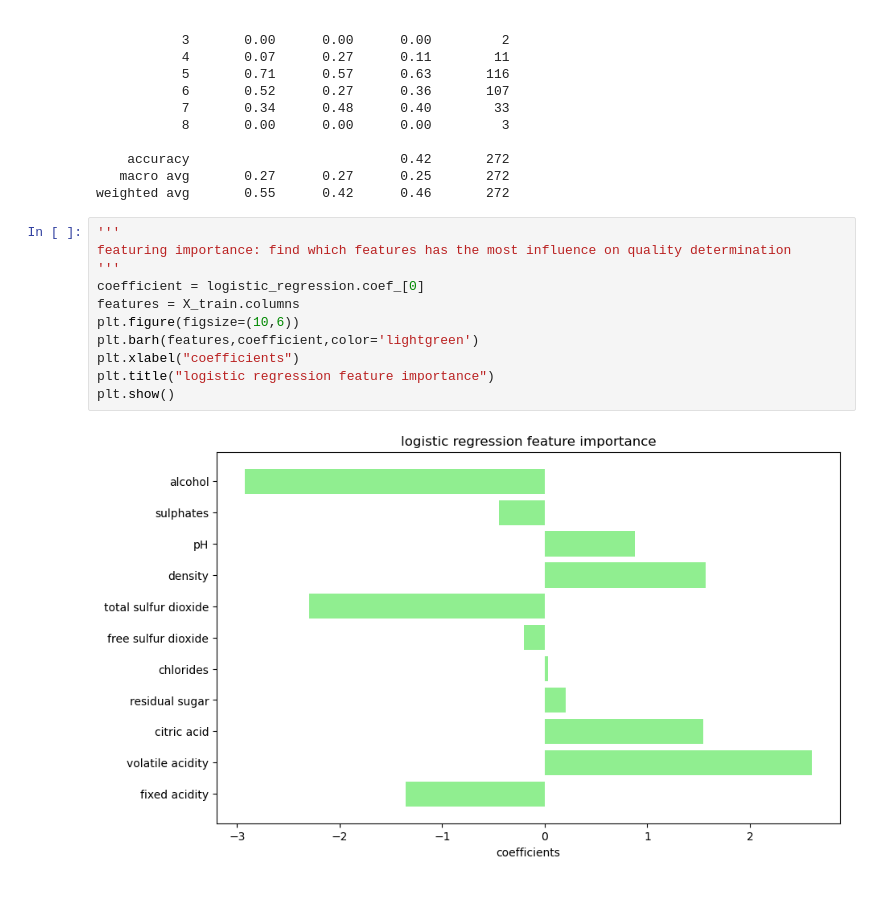
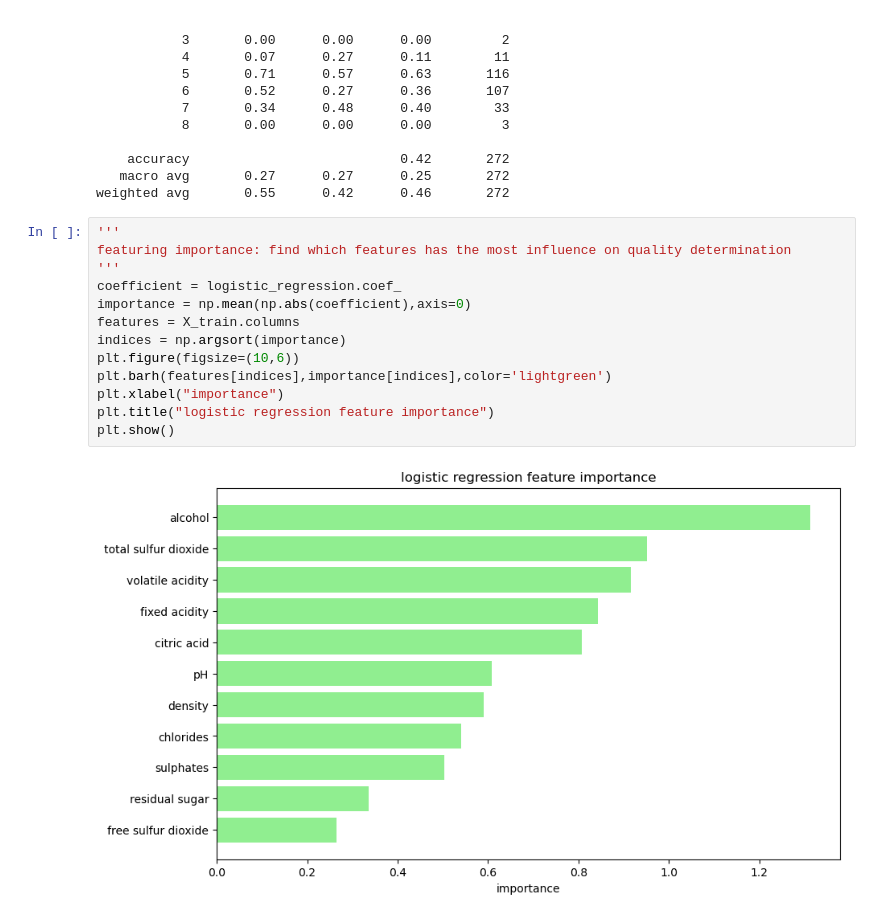
Before and after one commit to luanhoangle05/DATA221_PROJECT_RED_WINE_QUALITY_NEW, a Jupyter notebook: notebooks/02_logistic_regression.ipynb, the cells around one changed output. Cells and saved outputs as stored; diff of their text form.

Commit message:
modified logistic regression

```diff
--- a/notebooks/02_logistic_regression.ipynb
+++ b/notebooks/02_logistic_regression.ipynb
@@ -74,13 +75,15 @@ weighted avg       0.55      0.42      0.46       272
 # %%
 '''
 featuring importance: find which features has the most influence on quality determination
 '''
-coefficient = logistic_regression.coef_[0]
+coefficient = logistic_regression.coef_
+importance = np.mean(np.abs(coefficient),axis=0)
 features = X_train.columns
+indices = np.argsort(importance)
 plt.figure(figsize=(10,6))
-plt.barh(features,coefficient,color='lightgreen')
-plt.xlabel("coefficients")
+plt.barh(features[indices],importance[indices],color='lightgreen')
+plt.xlabel("importance")
 plt.title("logistic regression feature importance")
 plt.show()
 # %% [output]
-[figure, old version]
+[figure, new version]
```
Also changed, not shown: parts of 2 cells of this notebook.
